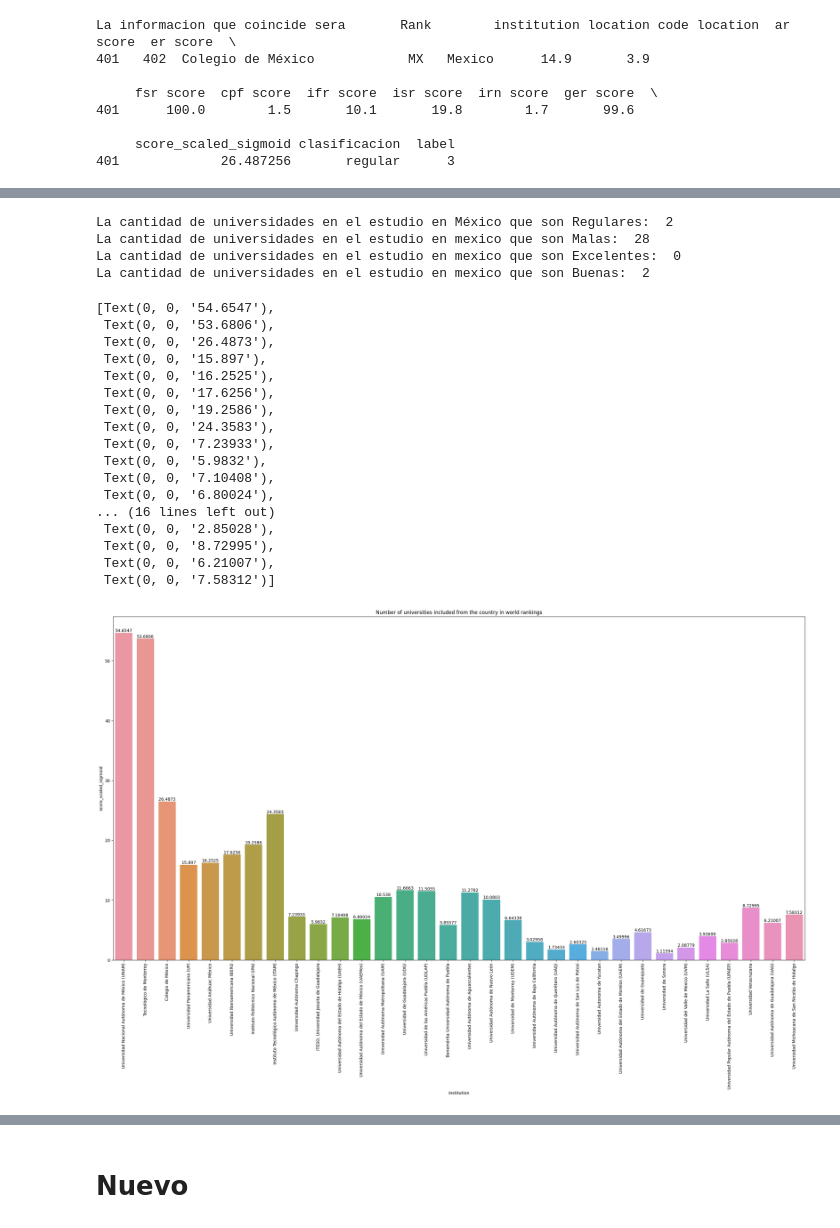
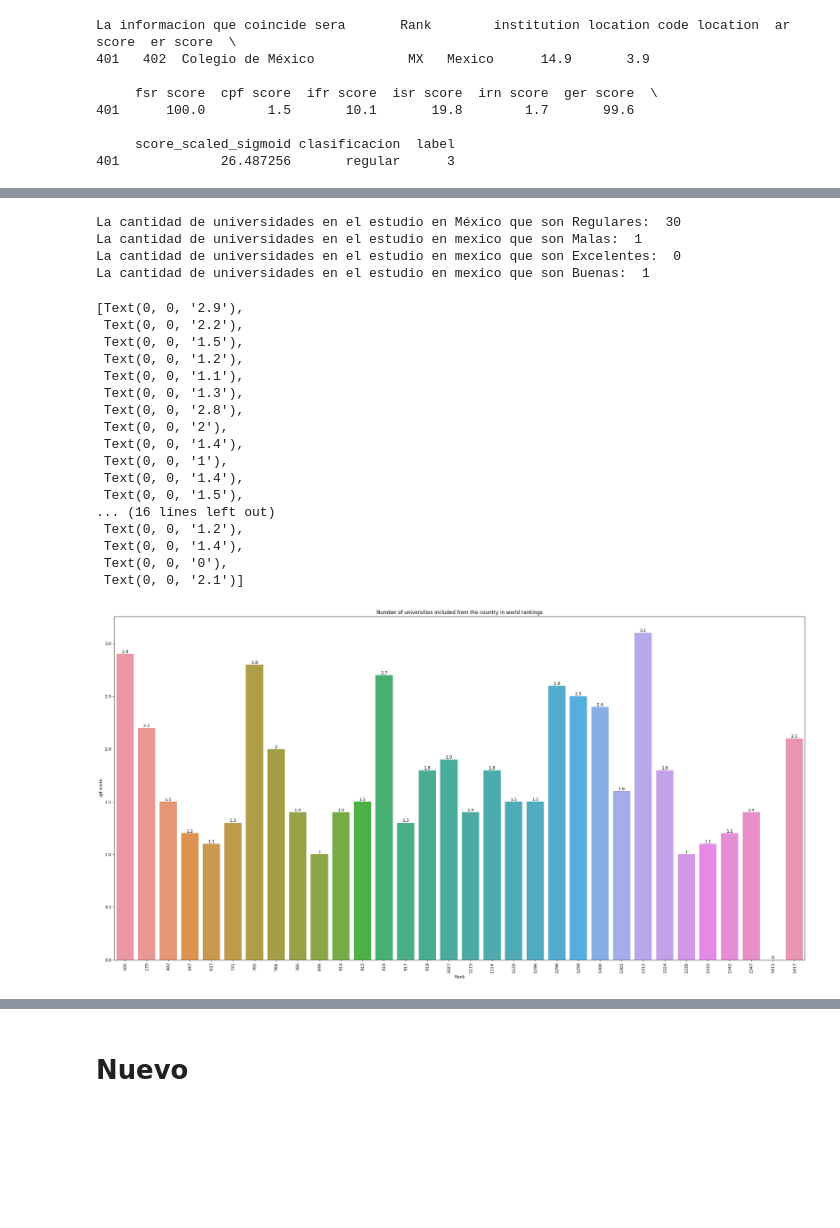
Before and after one commit to SekDak12/Proyecto-Ciencia, a Jupyter notebook: Proyecto.ipynb, the cells around one changed output, grey strips where cells are left out. Cells and saved outputs as stored; diff of their text form; code cells hidden in the pictures; blank space fills up the shorter version.

```diff
--- a/Proyecto.ipynb
+++ b/Proyecto.ipynb
@@ -264,7 +289,7 @@ from sklearn.preprocessing import LabelEncoder
 # ...
 
 # Definir intervalos y etiquetas
-intervalos = [1, 50, 150, 300, float('inf')]  # Define tus intervalos según tus criterios
+intervalos = [1, 350, 700, 1050, float('inf')]  # Define tus intervalos según tus criterios
 etiquetas = ['Excelentes', 'Buen nivel', 'Mah o meno', 'Regular']  # Define las etiquetas para cada intervalo
 
 # Crear la variable objetivo basada en los intervalos
@@ -726,22 +684,0 @@ dfbueno
-# %%
-
-fig, axes = plt.subplots(nrows=3, ncols=3, figsize=(9, 5))
-axes = axes.flat
-for i, colum in enumerate(dfclean2):
-    sns.histplot(
-        data     = dfclean2,
-        x        = colum,
-        stat     = "count",
-        kde      = True,
-        color    = (list(plt.rcParams['axes.prop_cycle'])*2)[i]["color"],
-        line_kws = {'linewidth': 2},
-        alpha    = 0.3,
-        ax       = axes[i]
-    )
-    axes[i].set_title(colum, fontsize = 7, fontweight = "bold")
-    axes[i].tick_params(labelsize = 6)
-    axes[i].set_xlabel("")
-
-
-fig.tight_layout()
-plt.subplots_adjust(top = 0.9)
@@ -776,7 +690,7 @@ La cantidad de codigos postales en el estudio son:  100
 # %% [markdown]
 #Analisis Respecto a Mexico
 # %%
-mx = dfclean1[dfclean['location'] == 'Mexico']
+mx = dfcleanp1[dfclean['location'] == 'Mexico']
 columna = 'clasificacion'  # Reemplaza 'nombre_de_tu_columna' por el nombre real de tu columna
 mx
 # %% [output]
@@ -845,34 +759,34 @@ print("La cantidad de universidades en el estudio en mexico que son Excelentes:
 
 print("La cantidad de universidades en el estudio en mexico que son Buenas: ", len(mx[mx['label'] ==0]))
 # %% [output]
-La cantidad de universidades en el estudio en México que son Regulares:  2
-La cantidad de universidades en el estudio en mexico que son Malas:  28
+La cantidad de universidades en el estudio en México que son Regulares:  30
+La cantidad de universidades en el estudio en mexico que son Malas:  1
 La cantidad de universidades en el estudio en mexico que son Excelentes:  0
-La cantidad de universidades en el estudio en mexico que son Buenas:  2
+La cantidad de universidades en el estudio en mexico que son Buenas:  1
 # %%
 
 
 plt.figure(figsize=(30,15))
 plt.xticks(rotation=90)
 plt.title('Number of universities included from the country in world rankings')
-ax = sns.barplot(x='institution', y='score_scaled_sigmoid',data=mx)
+ax = sns.barplot(x='Rank', y='cpf score',data=mx)
 ax.bar_label(ax.containers[0])
 # %% [output]
-[Text(0, 0, '54.6547'),
- Text(0, 0, '53.6806'),
- Text(0, 0, '26.4873'),
- Text(0, 0, '15.897'),
- Text(0, 0, '16.2525'),
- Text(0, 0, '17.6256'),
- Text(0, 0, '19.2586'),
- Text(0, 0, '24.3583'),
- Text(0, 0, '7.23933'),
- Text(0, 0, '5.9832'),
- Text(0, 0, '7.10408'),
- Text(0, 0, '6.80024'),
+[Text(0, 0, '2.9'),
+ Text(0, 0, '2.2'),
+ Text(0, 0, '1.5'),
+ Text(0, 0, '1.2'),
+ Text(0, 0, '1.1'),
+ Text(0, 0, '1.3'),
+ Text(0, 0, '2.8'),
+ Text(0, 0, '2'),
+ Text(0, 0, '1.4'),
+ Text(0, 0, '1'),
+ Text(0, 0, '1.4'),
+ Text(0, 0, '1.5'),
 ... (16 lines left out)
- Text(0, 0, '2.85028'),
- Text(0, 0, '8.72995'),
- Text(0, 0, '6.21007'),
- Text(0, 0, '7.58312')]
+ Text(0, 0, '1.2'),
+ Text(0, 0, '1.4'),
+ Text(0, 0, '0'),
+ Text(0, 0, '2.1')]
-[figure, old version]
+[figure, new version]
```
Also changed, not shown: parts of 28 cells of this notebook.
